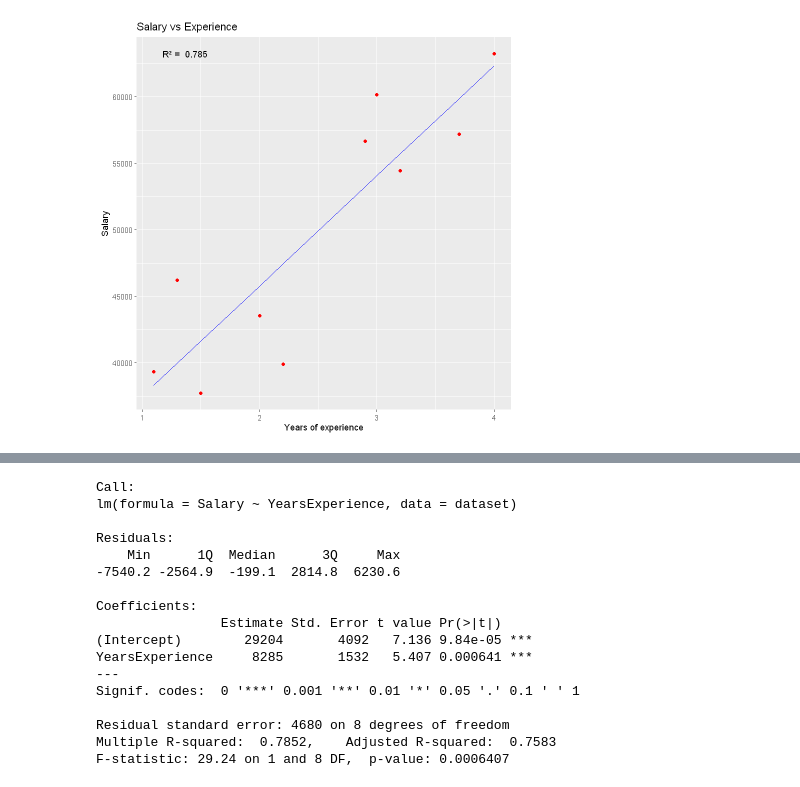
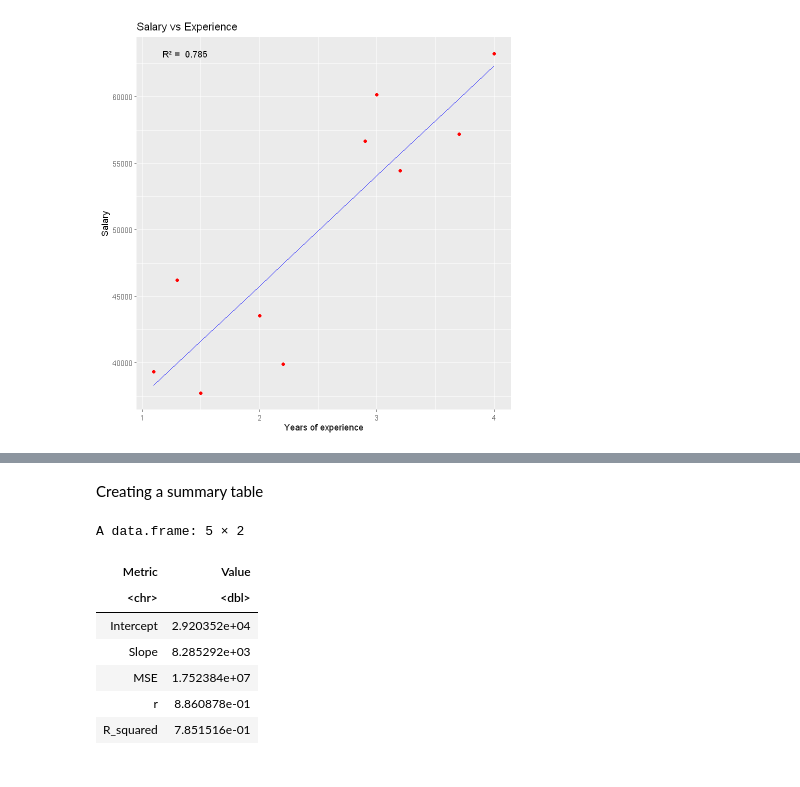
Before and after one commit to HenryKast/BSGP7030_Assignment3, a Jupyter notebook: Manual/linear_regression_R.ipynb, the cells around one changed output, grey strips where cells are left out. Cells and saved outputs as stored; diff of their text form; code cells hidden in the pictures.

Commit message:
Modified AI and Manual versions to include new statistics

```diff
--- a/Manual/linear_regression_R.ipynb
+++ b/Manual/linear_regression_R.ipynb
@@ -33,20 +48,14 @@ Evaluate the model
+# %% [markdown]
+Creating a summary table
 # %%
-summary(model)
+summary_table <- data.frame(Metric = c("Intercept", "Slope", "MSE", "r", "R_squared"), Value = c(intercept, slope, mse, r, r_squared))
+summary_table
 # %% [output]
-Call:
-lm(formula = Salary ~ YearsExperience, data = dataset)
-
-Residuals:
-    Min      1Q  Median      3Q     Max
--7540.2 -2564.9  -199.1  2814.8  6230.6
-
-Coefficients:
-                Estimate Std. Error t value Pr(>|t|)
-(Intercept)        29204       4092   7.136 9.84e-05 ***
-YearsExperience     8285       1532   5.407 0.000641 ***
----
-Signif. codes:  0 '***' 0.001 '**' 0.01 '*' 0.05 '.' 0.1 ' ' 1
-
-Residual standard error: 4680 on 8 degrees of freedom
-Multiple R-squared:  0.7852,    Adjusted R-squared:  0.7583
-F-statistic: 29.24 on 1 and 8 DF,  p-value: 0.0006407
+A data.frame: 5 × 2
+| Metric | Value |
+| <chr> | <dbl> |
+| Intercept | 2.920352e+04 |
+| Slope | 8.285292e+03 |
+| MSE | 1.752384e+07 |
+| r | 8.860878e-01 |
+| R_squared | 7.851516e-01 |
```
Also changed, not shown: parts of 4 cells of this notebook, 14 other files.
